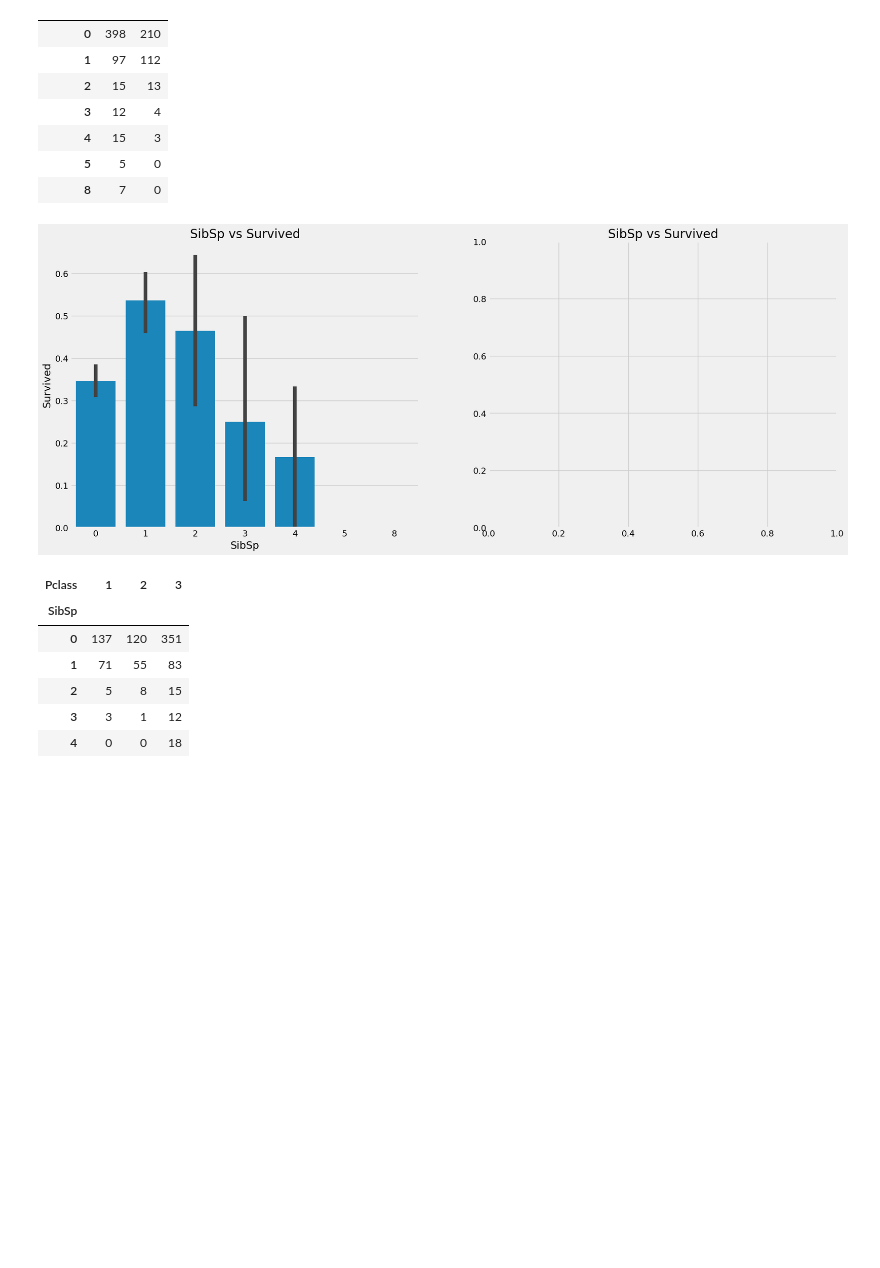
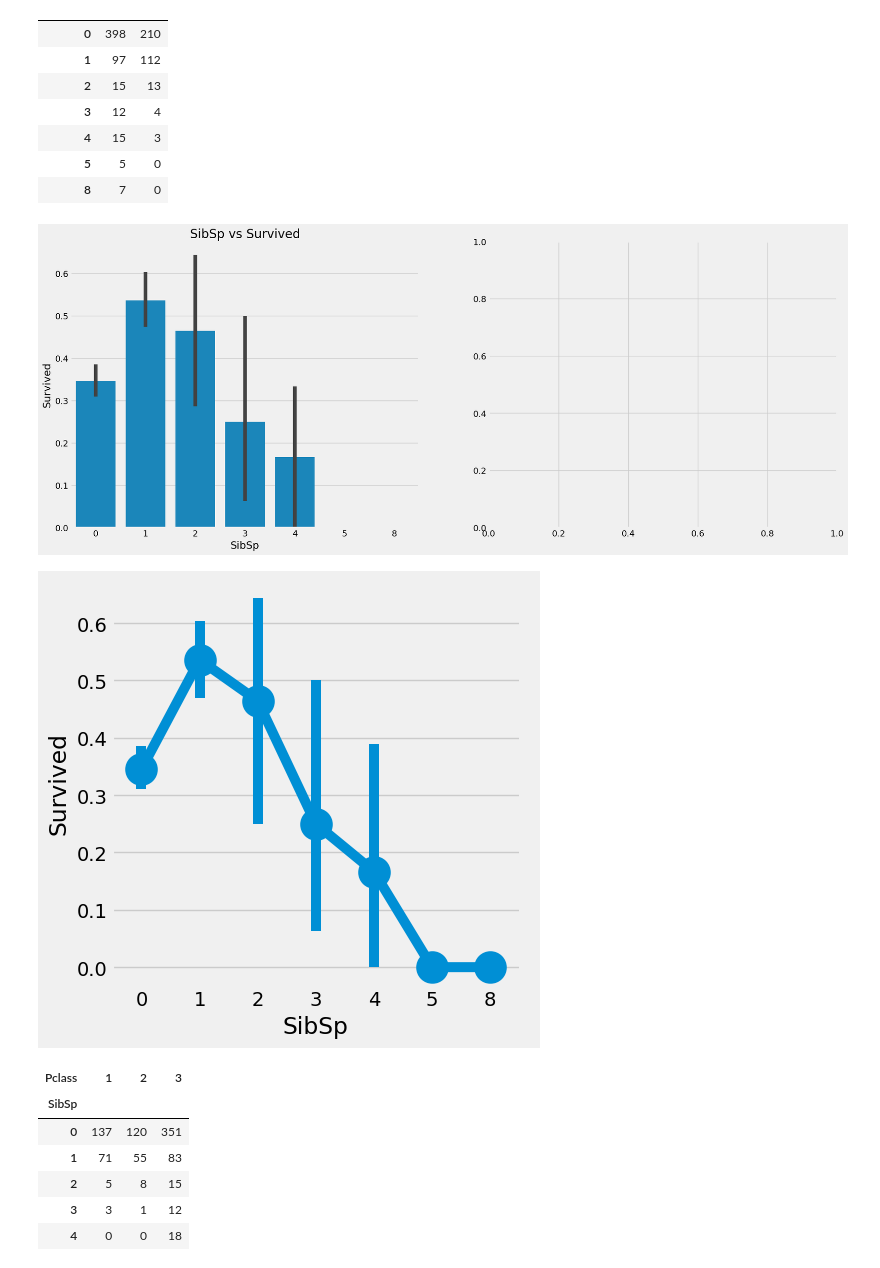
Before and after one commit to wheemin-2/24-2-ESAA, a Jupyter notebook: 1018_HW_Kaggle2.ipynb, the cells around one changed output. Cells and saved outputs as stored; diff of their text form; code cells hidden in the pictures; blank space fills up the shorter version.

```diff
--- a/1018_HW_Kaggle2.ipynb
+++ b/1018_HW_Kaggle2.ipynb
@@ -299,13 +299,13 @@ pd.crosstab(data.SibSp, data.Survived).style.background_gradient(cmap='summer_r'
 # %%
 f, ax = plt.subplots(1,2,figsize=(20,8))
 sns.barplot(x='SibSp',y='Survived',data=data,ax=ax[0])
 ax[0].set_title('SibSp vs Survived')
-sns.catplot(x='SibSp', y='Survived', data=data, ax=ax[1], kind='point')
-ax[1].set_title('SibSp vs Survived')
-plt.close(2)
+# catplot에서 ax 옵션이 적용되지 않으므로 따로 출력함
+sns.catplot(x='SibSp', y='Survived', data=data, kind='point')
 plt.show()
 # %% [output]
-[figure, old version]
+[figure, new version]
+[figure, added]
 # %%
 pd.crosstab(data.SibSp, data.Pclass).style.background_gradient(cmap='summer_r')
 # %% [output]
```
